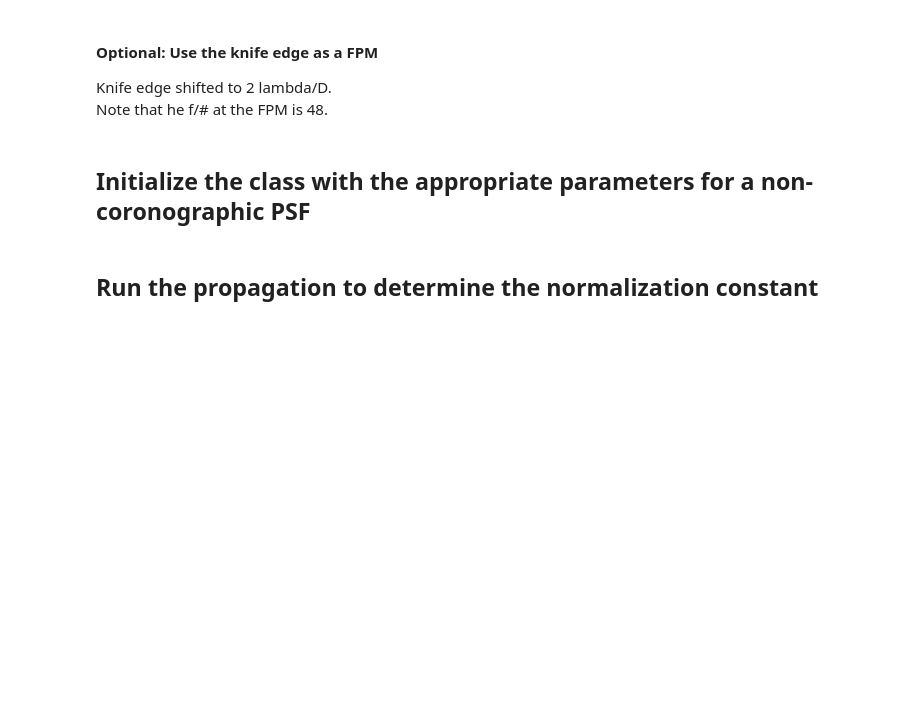
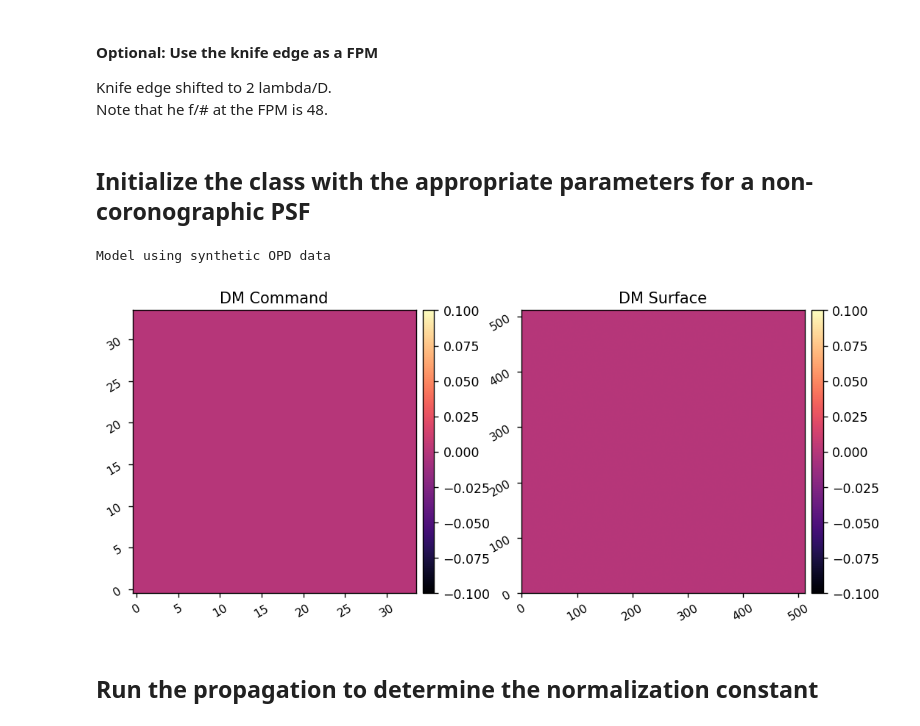
Before and after one commit to uasal/scoob-psf, a Jupyter notebook: example-notebooks/scoobpsf_demo.ipynb, the cells around one changed output. Cells and saved outputs as stored; diff of their text form; code cells hidden in the pictures; blank space fills up the shorter version.

```diff
--- a/example-notebooks/scoobpsf_demo.ipynb
+++ b/example-notebooks/scoobpsf_demo.ipynb
@@ -62,16 +62,22 @@ knife_edge = poppy.KnifeEdge(name='Knife Edge', rotation=0, shift_x=-shift)
 # %% [markdown]
 ## Initialize the class with the appropriate parameters for a non-coronographic PSF
 # %%
-reload(scoobm)
-model = scoobm.SCOOBM(npix=npix,
+reload(scoob)
+model = scoob.SCOOBM(npix=npix,
                       oversample=oversample,
                       wavelength=wavelength_c,
                       pupil_diam=pupil_diam,
                       det_rotation=det_rotation,
-                      use_synthetic_opds=use_opds,
+                      use_synthetic_opds=True,
+#                       dm_ref=dm_flat,
                       FPM=fpm,
                       LYOT=lyot,
                      )
+
+model.show_dm()
+# %% [output]
+Model using synthetic OPD data
+[figure, added]
 # %% [markdown]
 ## Run the propagation to determine the normalization constant
 # %% [markdown]
```
Also changed, not shown: parts of 7 cells of this notebook, 7 other files.
